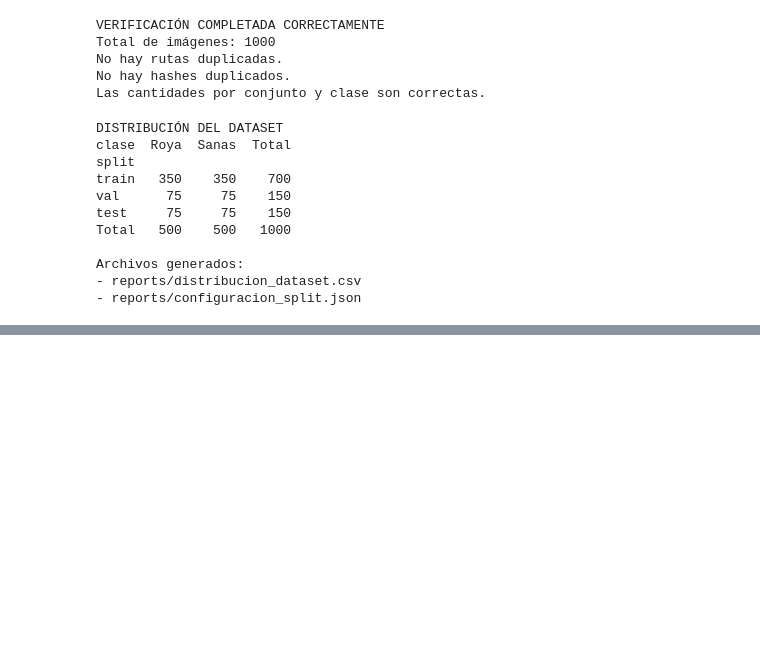
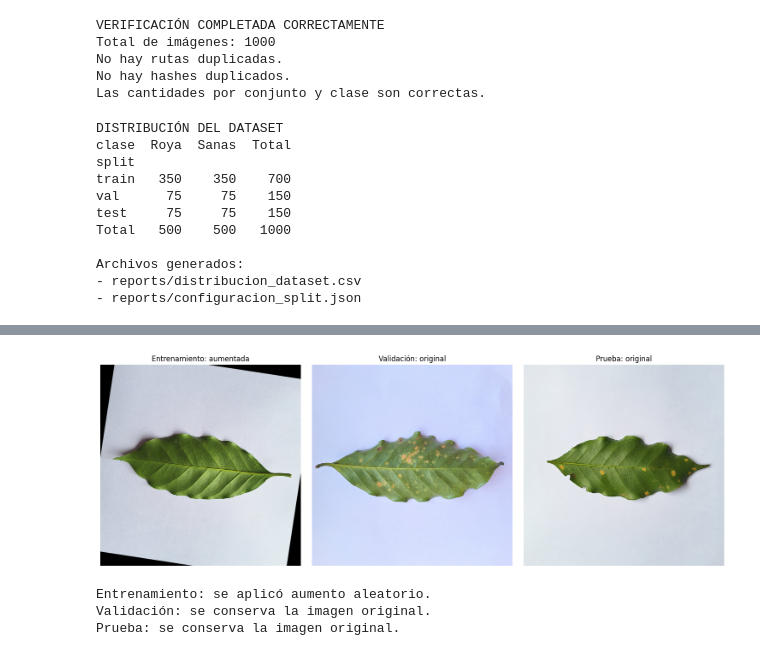
Before and after one commit to Hollow-30/cafeguardian, a Jupyter notebook: ml/notebooks/02-division-dataset.ipynb, the cells around one changed output, grey strips where cells are left out. Cells and saved outputs as stored; diff of their text form; code cells hidden in the pictures; blank space fills up the shorter version.

Commit message:
notebooks(ml): actualizar notebook 02-division-dataset

```diff
--- a/ml/notebooks/02-division-dataset.ipynb
+++ b/ml/notebooks/02-division-dataset.ipynb
@@ -230,3 +230,22 @@ Total   500    500   1000
 Archivos generados:
 - reports/distribucion_dataset.csv
 - reports/configuracion_split.json
+# %%
+from pathlib import Path
+import pandas as pd
+
+MANIFEST_PATH = Path("/kaggle/working/reports/dataset_manifest.csv")
+
+manifest = pd.read_csv(MANIFEST_PATH)
+
+print("Columnas del manifiesto:")
+print(manifest.columns.tolist())
+
+print("\nPrimeras 5 filas:")
+display(manifest.head())
+
+print("\nDistribución por conjunto y clase:")
+display(pd.crosstab(manifest["split"], manifest["clase"]))
+
+print("\n¿Las rutas originales siguen existiendo?")
+print(manifest["ruta"].head().apply(lambda p: Path(p).exists()))
@@ -232,0 +307,54 @@ Archivos generados:
+# %%
+from PIL import Image
+import matplotlib.pyplot as plt
+from pathlib import Path
+
+# Seleccionar una imagen de cada conjunto
+samples = {}
+
+for split in ["train", "val", "test"]:
+    row = manifest[manifest["split"] == split].iloc[0]
+    samples[split] = Path(row["ruta"])
+
+# Mostrar la imagen original y su transformación correspondiente
+fig, axes = plt.subplots(1, 3, figsize=(15, 5))
+
+# Entrenamiento: transformación aleatoria
+with Image.open(samples["train"]) as img:
+    train_image = img.convert("RGB")
+
+    # Aplicar dos veces para observar variaciones posibles
+    augmented_1 = train_augmentation(train_image)
+    augmented_2 = train_augmentation(train_image)
+
+axes[0].imshow(augmented_1)
+axes[0].set_title("Entrenamiento: aumentada")
+
+# Validación: sin aumento aleatorio
+with Image.open(samples["val"]) as img:
+    val_image = img.convert("RGB")
+
+axes[1].imshow(val_image)
+axes[1].set_title("Validación: original")
+
+# Prueba: sin aumento aleatorio
+with Image.open(samples["test"]) as img:
+    test_image = img.convert("RGB")
+
+axes[2].imshow(test_image)
+axes[2].set_title("Prueba: original")
+
+for ax in axes:
+    ax.axis("off")
+
+plt.tight_layout()
+plt.show()
+
+print("Entrenamiento: se aplicó aumento aleatorio.")
+print("Validación: se conserva la imagen original.")
+print("Prueba: se conserva la imagen original.")
+# %% [output]
+[figure, added]
+Entrenamiento: se aplicó aumento aleatorio.
+Validación: se conserva la imagen original.
+Prueba: se conserva la imagen original.
```
Also changed, not shown: parts of 7 cells of this notebook.
